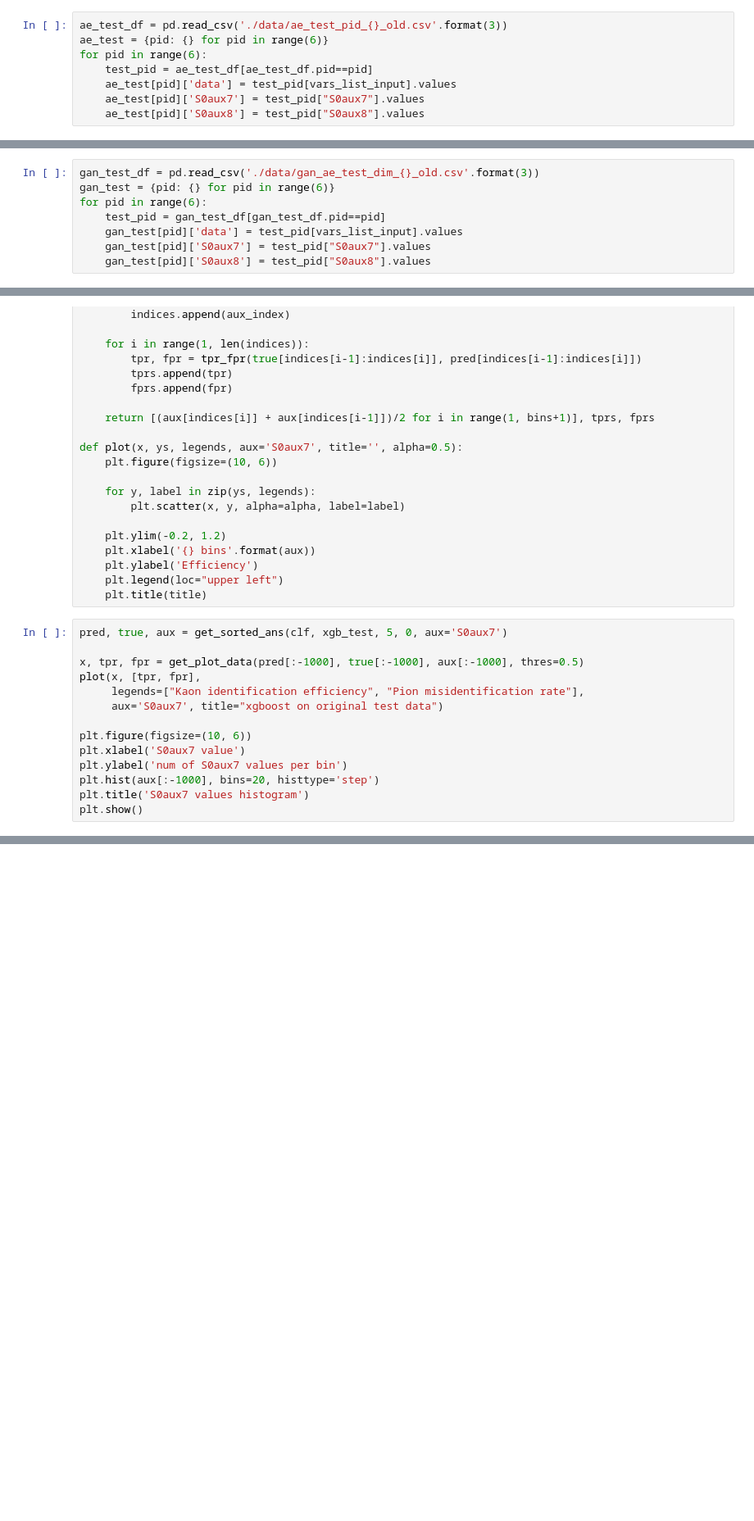
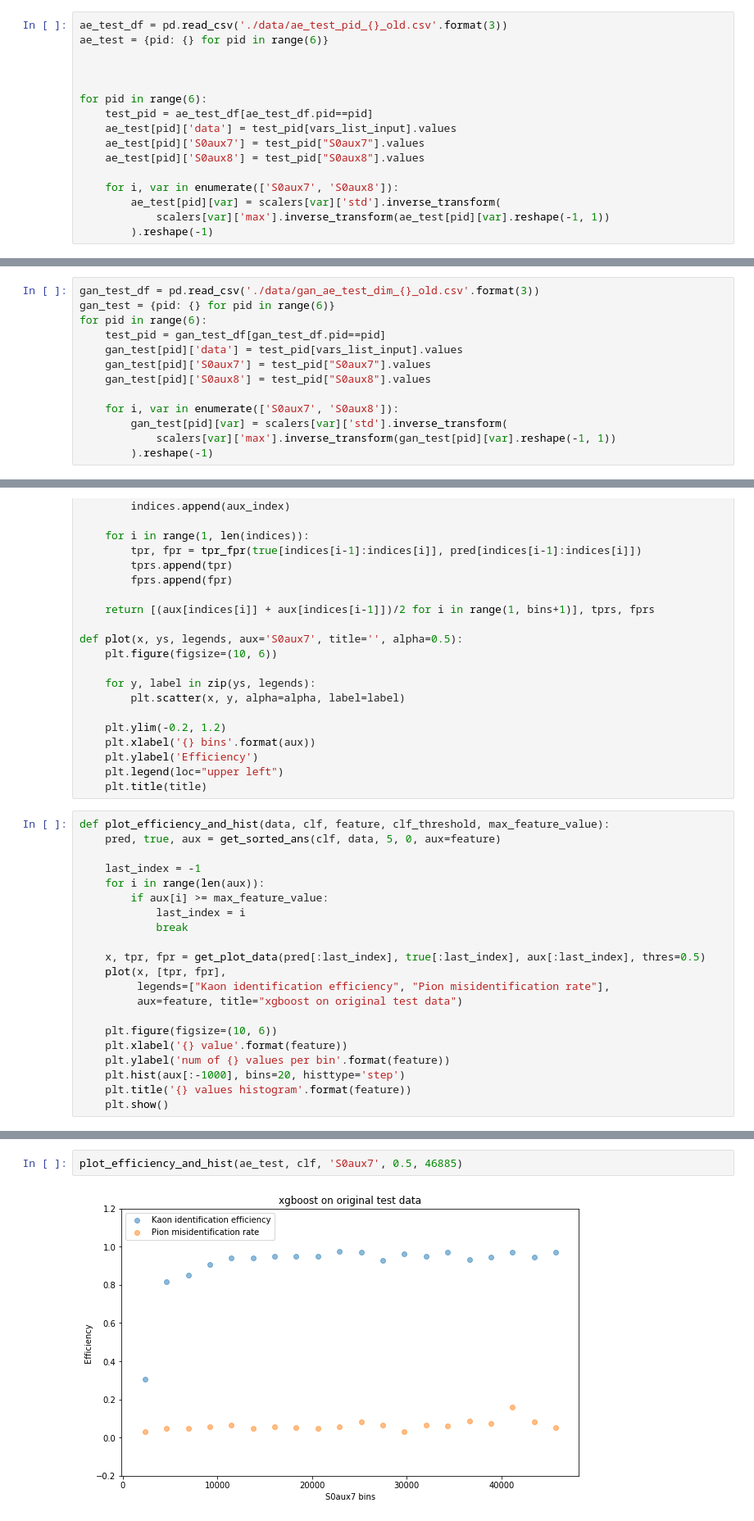
Before and after one commit to weissercn/LHCb_PID_Compression, a Jupyter notebook: exp_old-v2/XGB-each-pid.ipynb, the cells around one changed output, grey strips where cells are left out. Shown at 82% size. Drawn from its saved outputs; the diff is of its cells as text; blank space fills up the shorter version.

Commit message:
efficiency plots

```diff
--- a/exp_old-v2/XGB-each-pid.ipynb
+++ b/exp_old-v2/XGB-each-pid.ipynb
@@ -73,11 +78,19 @@ for pid in range(6):
 # %%
 ae_test_df = pd.read_csv('./data/ae_test_pid_{}_old.csv'.format(3))
 ae_test = {pid: {} for pid in range(6)}
+
+
+
 for pid in range(6):
     test_pid = ae_test_df[ae_test_df.pid==pid]
     ae_test[pid]['data'] = test_pid[vars_list_input].values
     ae_test[pid]['S0aux7'] = test_pid["S0aux7"].values
     ae_test[pid]['S0aux8'] = test_pid["S0aux8"].values
+
+    for i, var in enumerate(['S0aux7', 'S0aux8']):
+        ae_test[pid][var] = scalers[var]['std'].inverse_transform(
+            scalers[var]['max'].inverse_transform(ae_test[pid][var].reshape(-1, 1))
+        ).reshape(-1)
 # %% [markdown]
 #### data after AE+GAN
 # %%
@@ -88,6 +101,11 @@ for pid in range(6):
     gan_test[pid]['data'] = test_pid[vars_list_input].values
     gan_test[pid]['S0aux7'] = test_pid["S0aux7"].values
     gan_test[pid]['S0aux8'] = test_pid["S0aux8"].values
+
+    for i, var in enumerate(['S0aux7', 'S0aux8']):
+        gan_test[pid][var] = scalers[var]['std'].inverse_transform(
+            scalers[var]['max'].inverse_transform(gan_test[pid][var].reshape(-1, 1))
+        ).reshape(-1)
 # %% [markdown]
 -------------
 # %% [markdown]
@@ -161,16 +179,23 @@ def plot(x, ys, legends, aux='S0aux7', title='', alpha=0.5):
     plt.legend(loc="upper left")
     plt.title(title)
 # %%
-pred, true, aux = get_sorted_ans(clf, xgb_test, 5, 0, aux='S0aux7')
+def plot_efficiency_and_hist(data, clf, feature, clf_threshold, max_feature_value):
+    pred, true, aux = get_sorted_ans(clf, data, 5, 0, aux=feature)
 
-x, tpr, fpr = get_plot_data(pred[:-1000], true[:-1000], aux[:-1000], thres=0.5)
-plot(x, [tpr, fpr],
-     legends=["Kaon identification efficiency", "Pion misidentification rate"],
-     aux='S0aux7', title="xgboost on original test data")
+    last_index = -1
+    for i in range(len(aux)):
+        if aux[i] >= max_feature_value:
+            last_index = i
+            break
 
-plt.figure(figsize=(10, 6))
-plt.xlabel('S0aux7 value')
-plt.ylabel('num of S0aux7 values per bin')
-plt.hist(aux[:-1000], bins=20, histtype='step')
-plt.title('S0aux7 values histogram')
-plt.show()
+    x, tpr, fpr = get_plot_data(pred[:last_index], true[:last_index], aux[:last_index], thres=0.5)
+    plot(x, [tpr, fpr],
+         legends=["Kaon identification efficiency", "Pion misidentification rate"],
+         aux=feature, title="xgboost on original test data")
+
+    plt.figure(figsize=(10, 6))
+    plt.xlabel('{} value'.format(feature))
+    plt.ylabel('num of {} values per bin'.format(feature))
+    plt.hist(aux[:-1000], bins=20, histtype='step')
+    plt.title('{} values histogram'.format(feature))
+    plt.show()
@@ -196,0 +207,4 @@ plt.show()
+# %%
+plot_efficiency_and_hist(ae_test, clf, 'S0aux7', 0.5, 46885)
+# %% [output]
+[figure, added]
```
Also changed, not shown: parts of 6 cells of this notebook.
